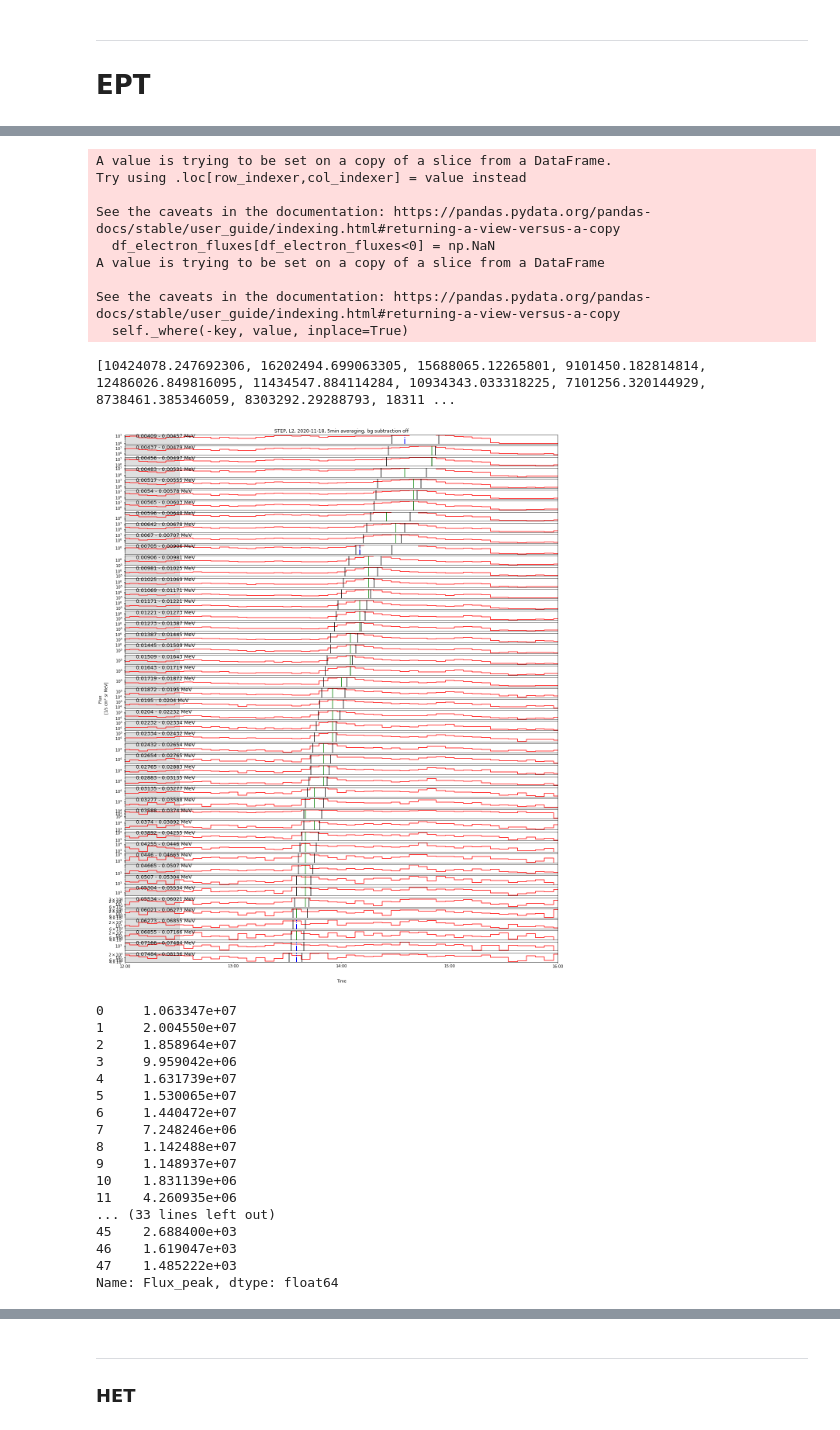
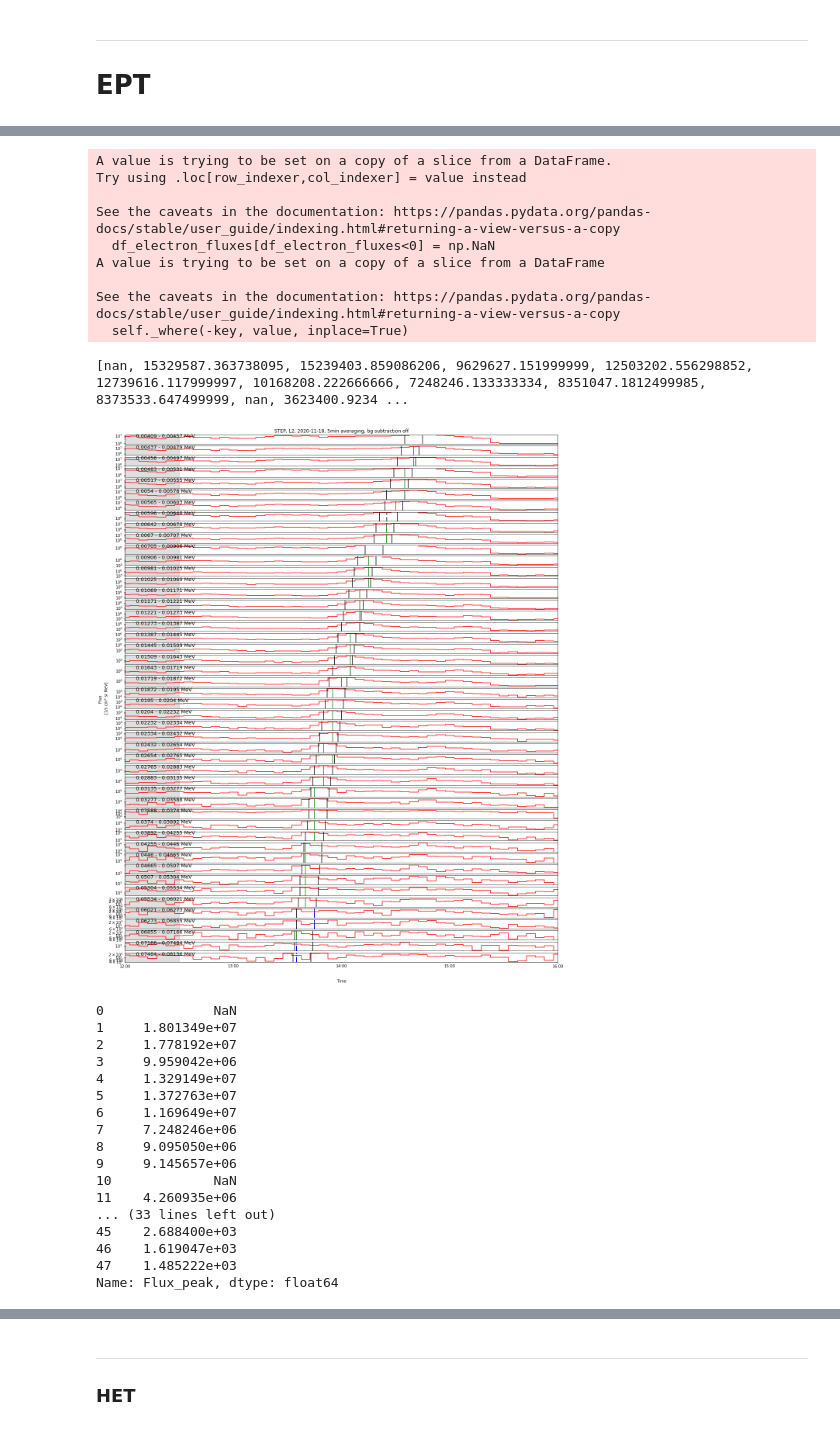
Before and after one commit to AnnamariaFedeli/epd-load-n-plot, a Jupyter notebook: example_shift_Nina.ipynb, the cells around one changed output, grey strips where cells are left out. Drawn from its saved outputs; the diff is of its cells as text; code cells hidden in the pictures.

```diff
--- a/example_shift_Nina.ipynb
+++ b/example_shift_Nina.ipynb
@@ -18,10 +18,10 @@ bg_start = '2020-11-18-1100'
 bg_end = '2020-11-18-1230'
 
 t_inj = '2020-11-18-1312'
-travel_distance = 1.191
+travel_distance = 1.3 #1.191
 second_slope = 1.6
-fixed_window = None
-frac_nan_threshold = 0.1  # exclude all spectrum values with fraction of non-nan data points in search period lower than this
+fixed_window = 10
+frac_nan_threshold = 0.9  # exclude all spectrum values with fraction of non-nan data points in search period lower than this
 
 # Averaging. 'mean' = rolling mean, 'none' = no averaging.
 averaging_mode = 'mean'
@@ -45,7 +45,7 @@ if(ept):
     df_protons_ept, df_electrons_ept, energies_ept = read_epd_cdf('ept', 'sun', 'l2', start_date, end_date, path=data_path, autodownload=True)
     #for ion_b in [False, True]:
     ion_b = True
-    data_ept = extract_data(df_protons_ept, df_electrons_ept, plot_start, plot_end, bg_start, bg_end, t_inj, travel_distance, travel_distance_second_slope=second_slope, fixed_window=None, instrument = 'ept', data_type = 'l2', averaging_mode=averaging_mode, averaging=averaging, masking=step_masking, ion_conta_corr=ion_b)
+    data_ept = extract_data(df_protons_ept, df_electrons_ept, plot_start, plot_end, bg_start, bg_end, t_inj, travel_distance, travel_distance_second_slope=second_slope, fixed_window=fixed_window, instrument = 'ept', data_type = 'l2', averaging_mode=averaging_mode, averaging=averaging, masking=step_masking, ion_conta_corr=ion_b)
     if saving: write_to_csv(data_ept, path=csv_path)
     #for bg_b in [False, True]:
     bg_b = False
@@ -95,48 +95,48 @@ Name: Bg_subtracted_average, dtype: float64
 # %%
 if(step):
     df_particles_step, energies_step = epd_load(sensor='step', viewing='sun', level='l2', startdate=start_date, enddate=end_date, path=data_path, autodownload=True)
     data_step = extract_step_data(df_particles_step, plot_start, plot_end, bg_start, bg_end, t_inj, travel_distance, second_slope, fixed_window, instrument = 'step', data_type = 'l2', averaging_mode=averaging_mode, averaging=averaging, masking=step_masking)
     if saving: write_to_csv(data_step, path=csv_path)
     #for bg_b in [False, True]:
     bg_b = False
-    plot_channels(data_step, bg_subtraction=bg_b, path=image_path, savefig=saving)
+    plot_channels(data_step, bg_subtraction=bg_b, path=image_path, savefig=saving, frac_nan_threshold=frac_nan_threshold)
     bg_b = True
-    plot_spectrum_peak(data_step, bg_subtraction=bg_b, path=image_path, savefig=saving)
+    plot_spectrum_peak(data_step, bg_subtraction=bg_b, path=image_path, savefig=saving, frac_nan_threshold=frac_nan_threshold)
 # %% [output]
 DatetimeIndex(['2020-11-18 00:01:09.309000', '2020-11-18 00:01:19.309000',
                '2020-11-18 00:01:29.309000', '2020-11-18 00:01:39.309000',
                '2020-11-18 00:01:49.309000', '2020-11-18 00:01:59.309000',
                '2020-11-18 00:02:09.309000', '2020-11-18 00:02:19.309000',
                '2020-11-18 00:02:29.309000', '2020-11-18 00:02:39.309000',
                ...
                '2020-11-18 23:59:29.450000', '2020-11-18 23:59:39.450000',
                '2020-11-18 23:59:49.450000', '2020-11-18 23:59:59.450000',
                '2020-11-19 00:00:09.450000', '2020-11-19 00:00:19.450000',
                '2020-11-19 00:00:29.450000', '2020-11-19 00:00:39.450000',
                '2020-11-19 00:00:49.450000', '2020-11-19 00:00:59.450000'],
               dtype='datetime64[ns]', length=8640, freq=None)
 A value is trying to be set on a copy of a slice from a DataFrame.
 Try using .loc[row_indexer,col_indexer] = value instead
 
 See the caveats in the documentation: https://pandas.pydata.org/pandas-docs/stable/user_guide/indexing.html#returning-a-view-versus-a-copy
   df_electron_fluxes[df_electron_fluxes<0] = np.NaN
 A value is trying to be set on a copy of a slice from a DataFrame
 
 See the caveats in the documentation: https://pandas.pydata.org/pandas-docs/stable/user_guide/indexing.html#returning-a-view-versus-a-copy
   self._where(-key, value, inplace=True)
-[10424078.247692306, 16202494.699063305, 15688065.12265801, 9101450.182814814, 12486026.849816095, 11434547.884114284, 10934343.033318225, 7101256.320144929, 8738461.385346059, 8303292.29288793, 18311 ...
+[nan, 15329587.363738095, 15239403.859086206, 9629627.151999999, 12503202.556298852, 12739616.117999997, 10168208.222666666, 7248246.133333334, 8351047.1812499985, 8373533.647499999, nan, 3623400.9234 ...
-[figure, old version]
+[figure, new version]
-0     1.063347e+07
-1     2.004550e+07
-2     1.858964e+07
+0              NaN
+1     1.801349e+07
+2     1.778192e+07
 3     9.959042e+06
-4     1.631739e+07
-5     1.530065e+07
-6     1.440472e+07
+4     1.329149e+07
+5     1.372763e+07
+6     1.169649e+07
 7     7.248246e+06
-8     1.142488e+07
-9     1.148937e+07
-10    1.831139e+06
+8     9.095050e+06
+9     9.145657e+06
+10             NaN
 11    4.260935e+06
 ... (33 lines left out)
 45    2.688400e+03
```
Also changed, not shown: parts of 4 cells of this notebook, 2 other files.
